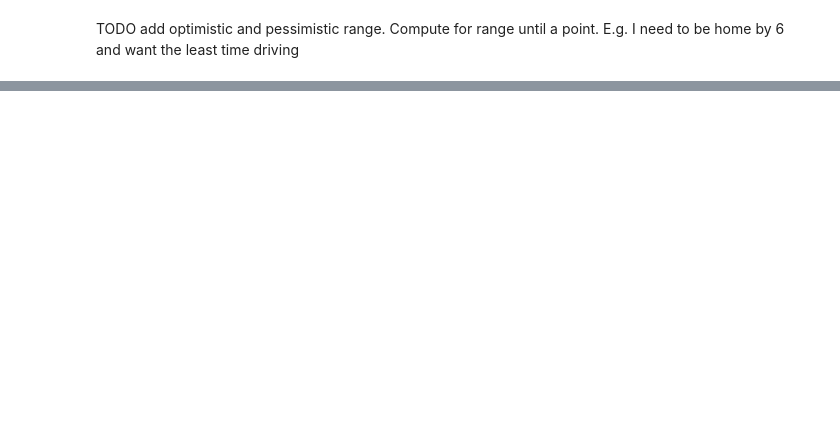
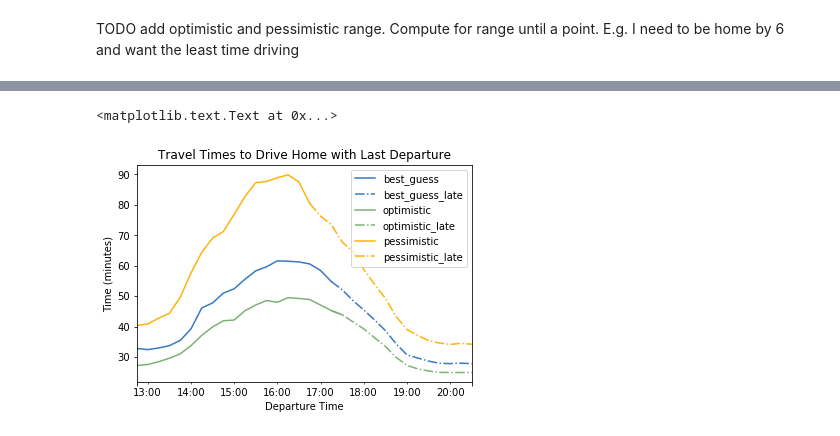
Before and after one commit to rogerfitz/tutorials, a Jupyter notebook: travel_time_visualization/Google Maps.ipynb, the cells around one changed output, grey strips where cells are left out. Saved outputs shown, nothing was run; the diff lists cells and outputs as text; code cells hidden in the pictures; blank space fills up the shorter version.

```diff
--- a/travel_time_visualization/Google Maps.ipynb
+++ b/travel_time_visualization/Google Maps.ipynb
@@ -121,0 +97,26 @@ import matplotlib.pyplot as plt
+# %%
+#probably a pandas function I could use here but this was easier
+ARRIVE_BY=datetime.datetime(2017, 6, 21, 18, 0, 0, 0)
+new_rows=[]
+for time,row in travel_times.iterrows():
+    new_row={}
+    for col,val in row.items():
+        if time+datetime.timedelta(minutes=val)<=ARRIVE_BY:
+            new_row[col]=val
+            new_row[col+"_late"]=None
+        elif time+datetime.timedelta(minutes=val-15)<=ARRIVE_BY:
+            new_row[col]=val
+            new_row[col+"_late"]=val
+        else:
+            new_row[col+"_late"]=val
+            new_row[col]=None
+    new_rows.append(new_row)
+new_travel_times=pd.DataFrame(new_rows,index=travel_times.index)
+new_colors=[x for x in colors for _ in range(2)]
+new_travel_times.plot(color=new_colors,style=['-','-.','-','-.','-','-.'])
+plt.title("Travel Times to Drive Home with Last Departure")
+plt.xlabel("Departure Time")
+plt.ylabel("Time (minutes)")
+# %% [output]
+<matplotlib.text.Text at 0x...>
+[figure, added]
```
Also changed, not shown: parts of 16 cells of this notebook, 1 other file.
